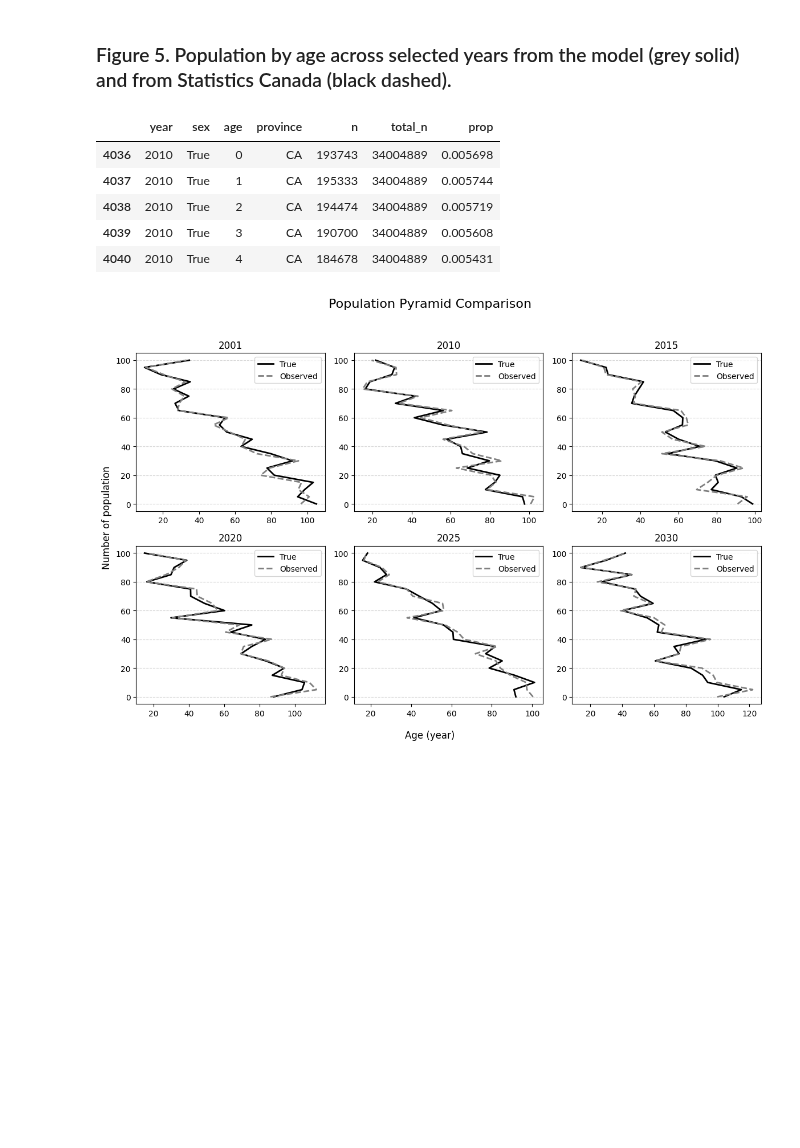
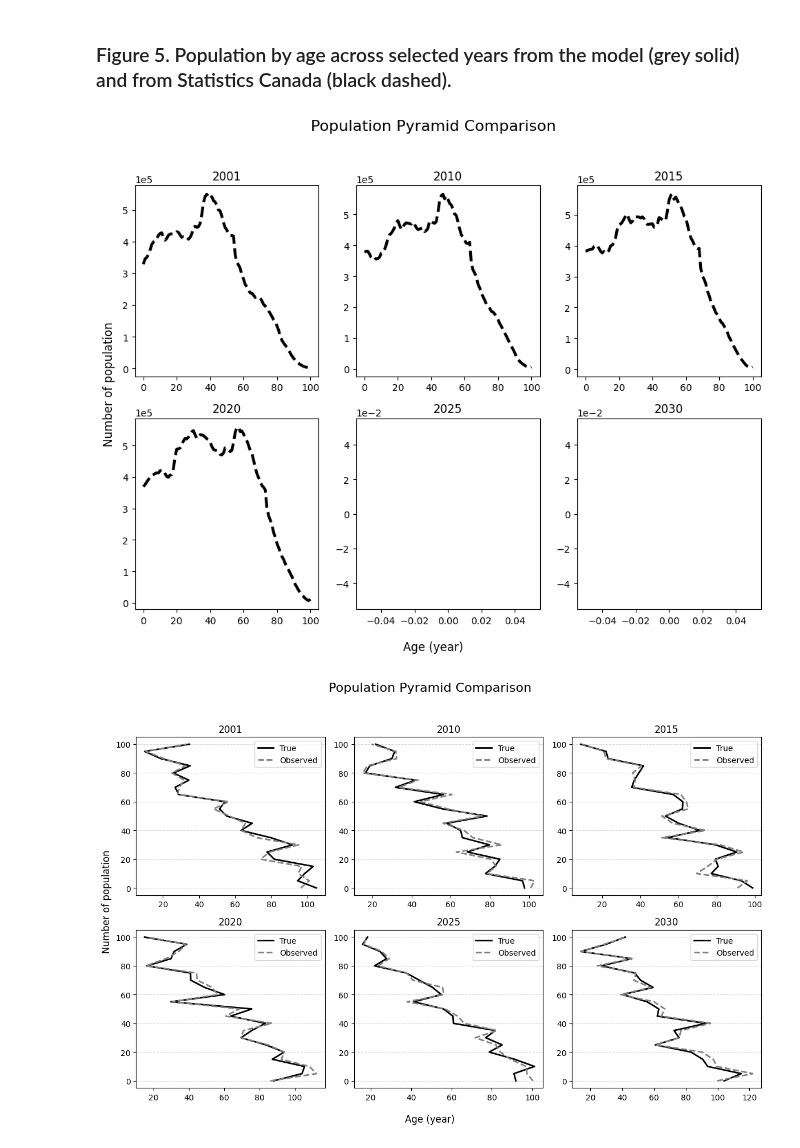
Before and after one commit to resplab/leap, a Jupyter notebook: notebook.ipynb, the cells around one changed output. Saved outputs shown, nothing was run; the diff lists cells and outputs as text; code cells hidden in the pictures; blank space fills up the shorter version.

Commit message:
made figure 5 plots up to current year using literature data

```diff
--- a/notebook.ipynb
+++ b/notebook.ipynb
@@ -29,22 +29,43 @@ logger.message(outcome_matrix)
 outcome_matrix.save(path=output_path)
 # %% [markdown]
 ### Figure 5. Population by age across selected years from the model (grey solid) and from Statistics Canada (black dashed).
-# %%
-# Simulation parametres
-chosen_province = "CA"
-baseline_year = 2010
-
-popdf = pd.read_csv("leap/processed_data/initial_pop_distribution.csv")
-# filter
-popdf = popdf.query("province == @chosen_province and year >= @baseline_year")
-popdf.head()
-# %% [output]
-|  | year | sex | age | province | n | total_n | prop |
-| 4036 | 2010 | True | 0 | CA | 193743 | 34004889 | 0.005698 |
-| 4037 | 2010 | True | 1 | CA | 195333 | 34004889 | 0.005744 |
-| 4038 | 2010 | True | 2 | CA | 194474 | 34004889 | 0.005719 |
-| 4039 | 2010 | True | 3 | CA | 190700 | 34004889 | 0.005608 |
-| 4040 | 2010 | True | 4 | CA | 184678 | 34004889 | 0.005431 |
+# %%
+# Simulation parametres
+chosen_province = "CA"
+baseline_year = 2001
+growth_type = "M3"
+
+# Figure Parameters
+num_cols = 3
+num_rows = 2
+figure_years = [2001, 2010, 2015, 2020, 2025, 2030]
+
+# Read in population data from StatsCanada
+canada_pop_df = pd.read_csv("leap/processed_data/initial_pop_distribution.csv")
+canada_pop_df = canada_pop_df.query("province == @chosen_province and year >= @baseline_year")
+canada_pop_df.head()
+
+fig, axs = plt.subplots(nrows=num_rows, ncols=num_cols, figsize=(10, 8))
+
+for i, year in enumerate(figure_years):
+    ax = axs[i // num_cols][i % num_cols]
+    year_data = canada_pop_df.query("year == @year")
+    year_data_total = year_data.groupby("age").sum().reset_index()
+
+    ax.plot(year_data_total["age"], year_data_total["n"], label="True",
+            color="black", linestyle="dashed", linewidth=3)
+
+    # Title and Labels
+    ax.set_title(f"{year}", fontsize=12)
+    ax.ticklabel_format(style='scientific', axis='y', scilimits=(0, 0))
+
+fig.supxlabel("Age (year)")
+fig.supylabel("Number of population")
+fig.suptitle("Population Pyramid Comparison", fontsize=16)
+plt.tight_layout(rect=[0, 0, 1, 0.95])
+plt.show()
+# %% [output]
+[figure, added]
 # %%
 # Figure 5. Population by age across selected years from the model (grey solid) and from Statistics Canada (black dashed).
 
```
Also changed, not shown: parts of 1 cell of this notebook.
